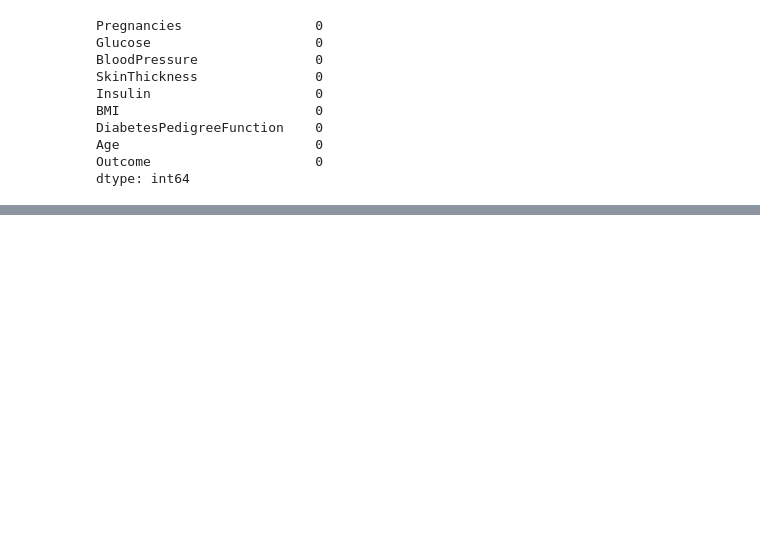
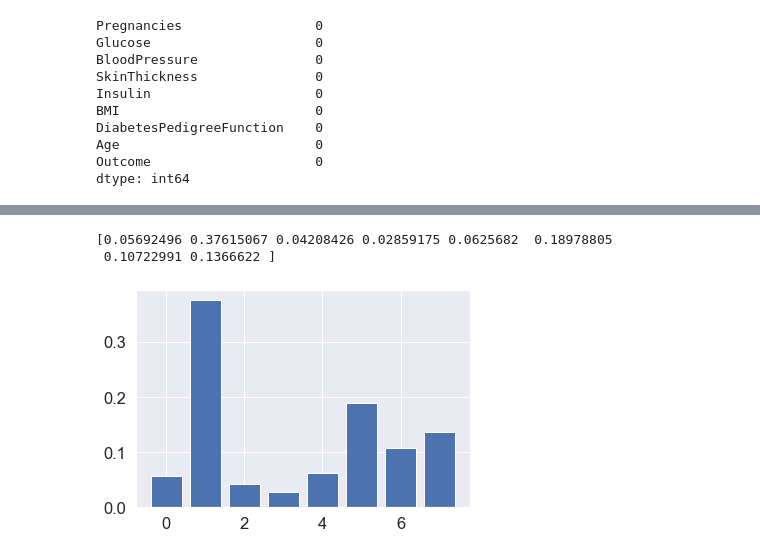
Before and after one commit to shikharsingh2697/Diabetes-Prediction, a Jupyter notebook: DiabetesPrediction.ipynb, the cells around one changed output, grey strips where cells are left out. Cells and saved outputs as stored; diff of their text form; code cells hidden in the pictures; blank space fills up the shorter version.

```diff
--- a/DiabetesPrediction.ipynb
+++ b/DiabetesPrediction.ipynb
@@ -86,0 +146,28 @@ Number of False cases: 500 (65.10%)
+# %%
+# Random forest Algorithm
+rf = RandomForestClassifier(n_estimators = 11, criterion = 'entropy', random_state = 42)
+rf.fit(X_train, y_train)
+
+# Support Vector Classifier Algorithm
+svc = SVC(kernel = 'linear', random_state = 42)
+svc.fit(X_train, y_train)
+
+#Logistic Regression Algorithm
+lr = LogisticRegression(random_state = 42)
+lr.fit(X_train, y_train)
+
+# Naive Bayes Algorithm
+nb = GaussianNB()
+nb.fit(X_train, y_train)
+
+#Gradient Bossting Classifier Algorithm
+gb = GradientBoostingClassifier(random_state=42)
+gb.fit(X_train, y_train)
+
+# Decision tree Algorithm
+dtree = DecisionTreeClassifier(criterion = 'entropy', random_state = 42)
+dtree.fit(X_train, y_train)
+
+#K nearest neighbors Algorithm
+knn = KNeighborsClassifier(n_neighbors = 24, metric = 'minkowski', p = 2)
+knn.fit(X_train, y_train)
@@ -86,0 +224,10 @@ Number of False cases: 500 (65.10%)
+# %%
+# feature importance
+print(gb.feature_importances_)
+# plot
+plt.bar(range(len(gb.feature_importances_)), gb.feature_importances_)
+plt.show()
+# %% [output]
+[0.05692496 0.37615067 0.04208426 0.02859175 0.0625682  0.18978805
+ 0.10722991 0.1366622 ]
+[figure, added]
```
Also changed, not shown: parts of 18 cells of this notebook.
